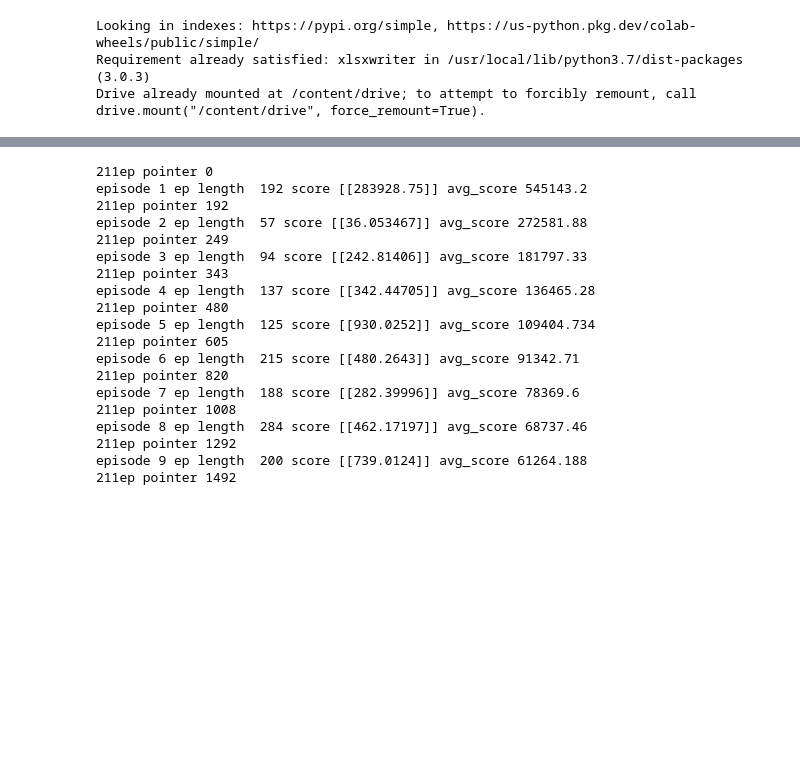
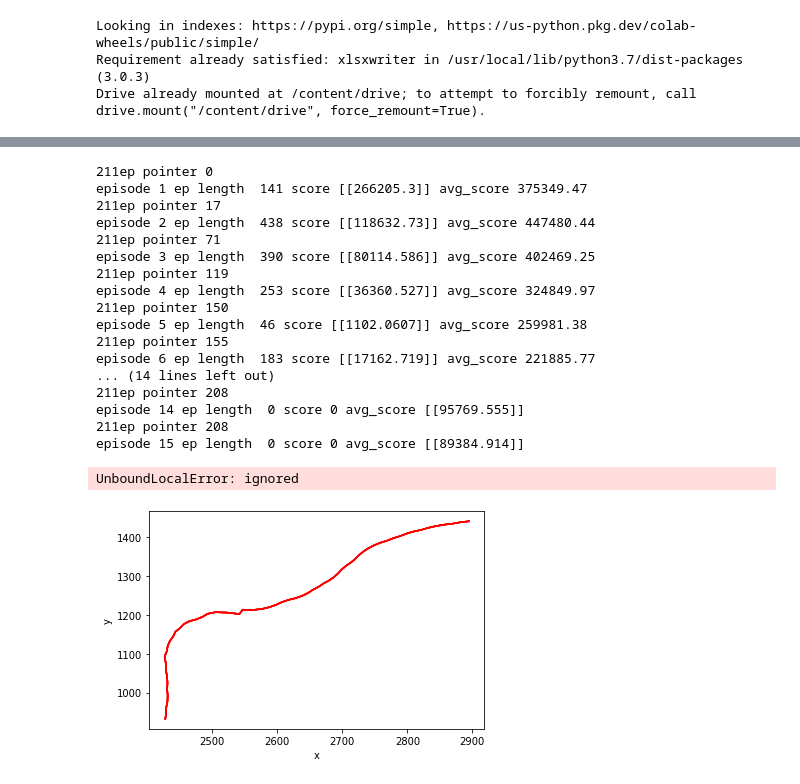
Before and after one commit to cikufa/lateralcontrol_1, a Jupyter notebook: terminate.ipynb, the cells around one changed output, grey strips where cells are left out. Cells and saved outputs as stored; diff of their text form; code cells hidden in the pictures; blank space fills up the shorter version.

```diff
--- a/terminate.ipynb
+++ b/terminate.ipynb
@@ -218,18 +218,6 @@ class lateralenv:
         limited_angle_diff = max(angle_diff, 0.005)
         # limited_angle_diff=min(limited_angle_diff , 100) #-> max reward = 5000, min reward 5e-5
 
-        # print("point", point,"nearest p", nearestP.coords[0], "angle_diff", angle_diff)
-
-        # debug
-        # p_buffer=np.zeros((500, 500)) ; dist_buffer=np.zeros((500, 500,3))
-        # assert p_buffer[ep][stp][0] != point.coords[0][0] , "equal points !!"
-        # assert dist_buffer[ep][stp] != [dist, angle_diff, dist_z] , 'equal dist !!'
-        # p_buffer[ep][stp]= point.coords[0][0]
-        # dist_buffer[ep][stp]= [dist, angle_diff, dist_z]
-
-        # print("point", point)
-        # print("dist" , dist, "angle", angle_diff, "Z  ", dist_z)
-
         if limit_dist == 1:
             if limit_ang == 1:
                 return limited_dist, limited_angle_diff, nearestP
@@ -299,13 +287,13 @@ class lateralenv:
           # print("dist", dist, "ang", angle_diff)
           k1 = 1 / (dist ** 2 + angle_diff ** 2)
           k2 = 1 / (future_dist ** 2 + future_angle_diff ** 2)
-          #reward = weight * k1 + preview_weight * k2  # + action_weight * int(action)
-          reward_calc = f'{weight} * {k1} + {preview_weight}*{k2} + {action_weight} * {action}'
+          ep_len_weight = 1
+          reward_calc = f'{weight} * {k1} + {preview_weight}*{k2} + {action_weight} * {action} + {ep_len_weight} * {ep_length}'
           # reward = - angle_diff
 
           ## 4: Sarah test
           # ------------------------
-          reward = k1 * weight + k2 * preview_weight + action_weight * action
+          reward = k1 * weight + k2 * preview_weight + action_weight * action + ep_len_weight *(max_ep_length -self.episode_length_cnt)
 
           # print("dist", dist,"angd", angle_diff, "p dist",future_dist, "p angd", future_angle_diff)
           self.state_ = np.array([dist, angle_diff, future_dist, future_angle_diff])  # real state (not limited)
@@ -327,7 +315,7 @@ class lateralenv:
         if ep_length != 0:
           plt.plot(np.array(self.coordinates)[:, 0], np.array(self.coordinates)[:, 1], label=score)  # path
           b=1
-        if ep%2 ==0 and b == 1:
+        if ep%5 ==0 and b == 1:
          #plt.legend()
           #plt.show()
           plt.savefig(f"drive/MyDrive/RL_lane_following_debug/paths/path{ep}.jpg")
@@ -389,9 +375,9 @@ warnings.filterwarnings("ignore")
 
 #if __name__ == '__main__':
 agent = Agent(layer1_dim=128, layer2_dim=64, n_actions=2, alpha_A=0.0003, alpha_C=0.005, gamma=0.99)
-n_episodes = 100
+n_episodes = 300
 data_length = int(road.shape[0]/10) #10,000
-max_ep_length = 300 # could be int(data_length / n_episodes)
+max_ep_length = 500 # could be int(data_length / n_episodes)
 env = lateralenv(road, data_length, n_episodes, max_ep_length)
 
 cnt = 0
@@ -454,52 +440,52 @@ for ep in range(1, n_episodes + 1):
           log.write(ep_pointer + ep_length + 1, 6, state_[1])
           log.write(ep_pointer + ep_length + 1, 7, np.cos(newvars[2] / 200)[0] / 4)
           log.write(ep_pointer + ep_length + 1, 8, newvars[-1])
           log.write(ep_pointer + ep_length + 1, 9, reward)
           log.write(ep_pointer + ep_length + 1, 10, reward_calc)
 
           state = state_
           ep_length += 1  # step counter
     states_ = np.array(states_)
     score_history.append(score* ep_length/100) # ep length should affect score
-    ep_pointer += ep_length
+    ep_pointer += int(ep_length/res)
 
     avg_score = np.mean(score_history[-100:])
     if avg_score > best_score:
         best_score = avg_score
     if (ep % 1 == 0):
         print('episode', ep, 'ep length ', ep_length, 'score', score, 'avg_score', avg_score)
         env.render(ep, score)
 
 workbook.close()
 
 if not load_checkpoint:
     ep = [i + 1 for i in range(n_episodes)]
     x = np.array(ep).reshape(n_episodes, 1)
     score_history = np.array(score_history).reshape(n_episodes, 1)
     plt.xlabel("episode")
     plt.ylabel("score")
     plt.plot(x, score_history)
     plt.savefig('scores.png')
 # %% [output]
 211ep pointer 0
-episode 1 ep length  192 score [[283928.75]] avg_score 545143.2
-211ep pointer 192
-episode 2 ep length  57 score [[36.053467]] avg_score 272581.88
-211ep pointer 249
-episode 3 ep length  94 score [[242.81406]] avg_score 181797.33
-211ep pointer 343
-episode 4 ep length  137 score [[342.44705]] avg_score 136465.28
-211ep pointer 480
-episode 5 ep length  125 score [[930.0252]] avg_score 109404.734
-211ep pointer 605
-episode 6 ep length  215 score [[480.2643]] avg_score 91342.71
-211ep pointer 820
-episode 7 ep length  188 score [[282.39996]] avg_score 78369.6
-211ep pointer 1008
-episode 8 ep length  284 score [[462.17197]] avg_score 68737.46
-211ep pointer 1292
-episode 9 ep length  200 score [[739.0124]] avg_score 61264.188
-211ep pointer 1492
+episode 1 ep length  141 score [[266205.3]] avg_score 375349.47
+211ep pointer 17
+episode 2 ep length  438 score [[118632.73]] avg_score 447480.44
+211ep pointer 71
+episode 3 ep length  390 score [[80114.586]] avg_score 402469.25
+211ep pointer 119
+episode 4 ep length  253 score [[36360.527]] avg_score 324849.97
+211ep pointer 150
+episode 5 ep length  46 score [[1102.0607]] avg_score 259981.38
+211ep pointer 155
+episode 6 ep length  183 score [[17162.719]] avg_score 221885.77
+... (14 lines left out)
+211ep pointer 208
+episode 14 ep length  0 score 0 avg_score [[95769.555]]
+211ep pointer 208
+episode 15 ep length  0 score 0 avg_score [[89384.914]]
+UnboundLocalError: ignored
+[figure, added]
 # %%
 # test
 import numpy as np
```
Also changed, not shown: parts of 1 cell of this notebook.
